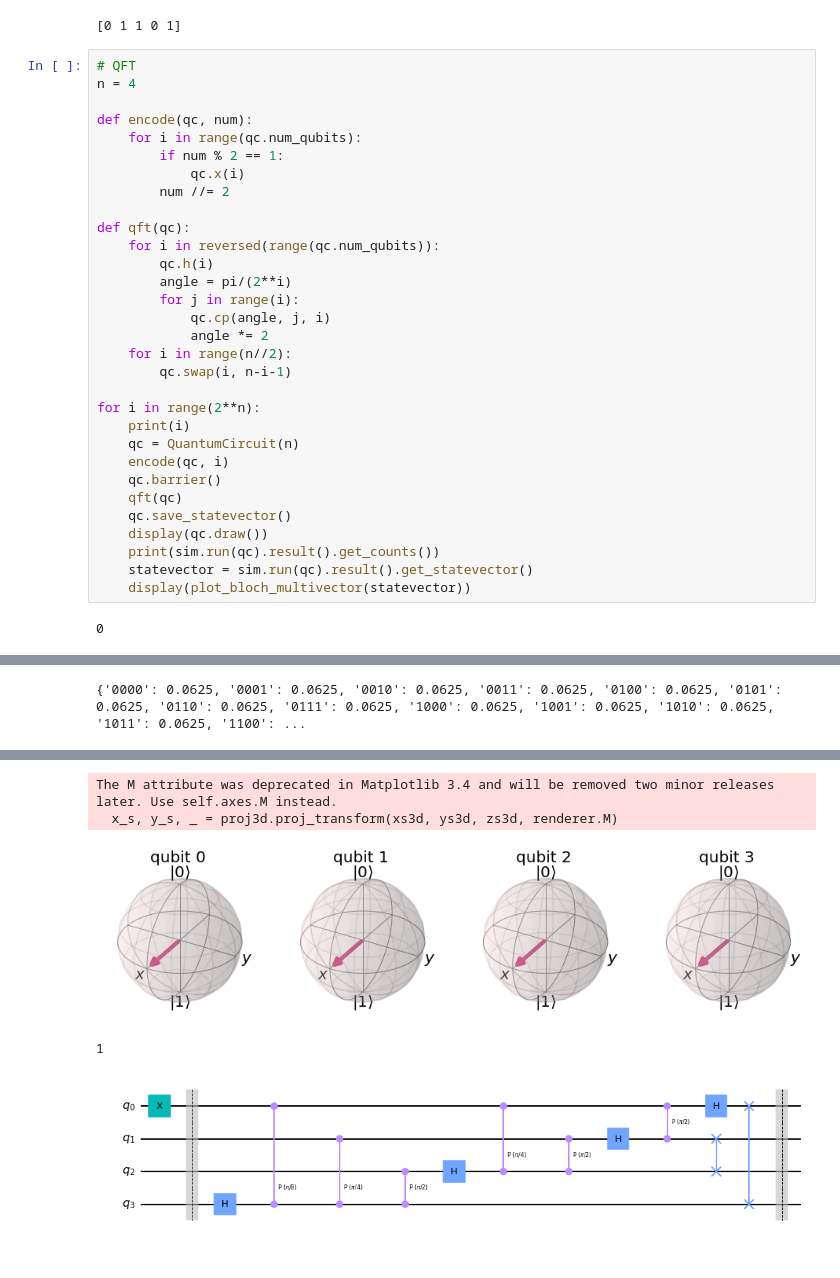
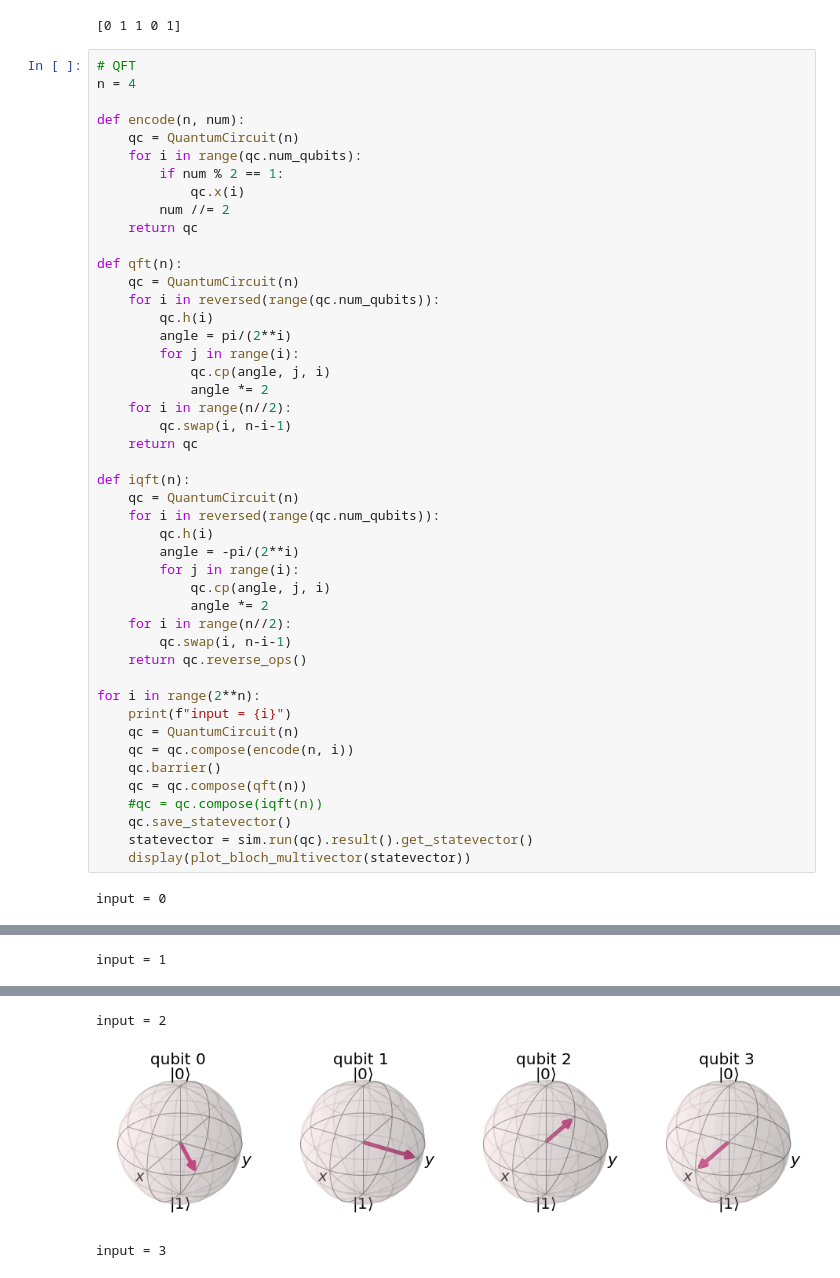
Before and after one commit to maxwindiff/qi, a Jupyter notebook: ch3.ipynb, the cells around one changed output, grey strips where cells are left out. Saved outputs shown, nothing was run; the diff lists cells and outputs as text.

Commit message:
iqft

```diff
--- a/ch3.ipynb
+++ b/ch3.ipynb
@@ -234,13 +238,16 @@ Column 4: pivot row = 5
 # QFT
 n = 4
 
-def encode(qc, num):
+def encode(n, num):
+    qc = QuantumCircuit(n)
     for i in range(qc.num_qubits):
         if num % 2 == 1:
             qc.x(i)
         num //= 2
+    return qc
 
-def qft(qc):
+def qft(n):
+    qc = QuantumCircuit(n)
     for i in reversed(range(qc.num_qubits)):
         qc.h(i)
         angle = pi/(2**i)
@@ -249,17 +256,29 @@ def qft(qc):
             angle *= 2
     for i in range(n//2):
         qc.swap(i, n-i-1)
+    return qc
+
+def iqft(n):
+    qc = QuantumCircuit(n)
+    for i in reversed(range(qc.num_qubits)):
+        qc.h(i)
+        angle = -pi/(2**i)
+        for j in range(i):
+            qc.cp(angle, j, i)
+            angle *= 2
+    for i in range(n//2):
+        qc.swap(i, n-i-1)
+    return qc.reverse_ops()
 
 for i in range(2**n):
-    print(i)
+    print(f"input = {i}")
     qc = QuantumCircuit(n)
-    encode(qc, i)
+    qc = qc.compose(encode(n, i))
     qc.barrier()
-    qft(qc)
+    qc = qc.compose(qft(n))
+    #qc = qc.compose(iqft(n))
     qc.save_statevector()
-    display(qc.draw())
-    print(sim.run(qc).result().get_counts())
     statevector = sim.run(qc).result().get_statevector()
     display(plot_bloch_multivector(statevector))
 # %% [output]
-0
+input = 0
@@ -267 +286 @@ for i in range(2**n):
-{'0000': 0.0625, '0001': 0.0625, '0010': 0.0625, '0011': 0.0625, '0100': 0.0625, '0101': 0.0625, '0110': 0.0625, '0111': 0.0625, '1000': 0.0625, '1001': 0.0625, '1010': 0.0625, '1011': 0.0625, '1100': ...
+input = 1
@@ -268,5 +288,3 @@ for i in range(2**n):
-The M attribute was deprecated in Matplotlib 3.4 and will be removed two minor releases later. Use self.axes.M instead.
-  x_s, y_s, _ = proj3d.proj_transform(xs3d, ys3d, zs3d, renderer.M)
+input = 2
-[figure, old version]
+[figure, new version]
-1
+input = 3
-[figure, old version]
```
Also changed, not shown: parts of 2 cells of this notebook.
